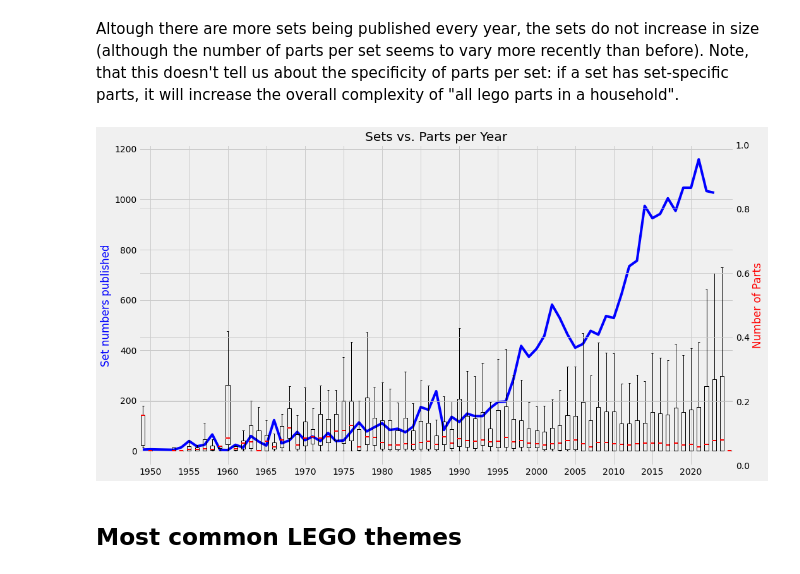
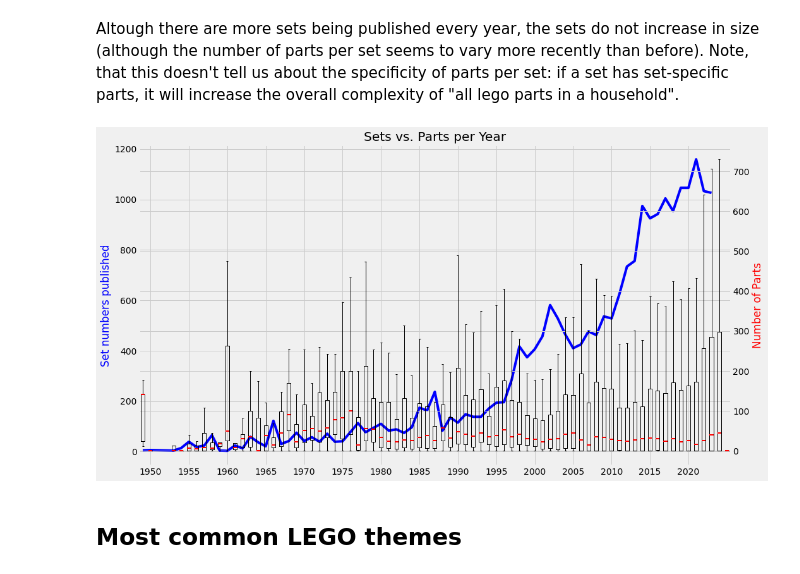
Before and after one commit to anikomaraz/LEGO, a Jupyter notebook: lego.ipynb, the cells around one changed output. Cells and saved outputs as stored; diff of their text form; code cells hidden in the pictures.

Commit message:
sharex solution ax2 axis label range corrected

```diff
--- a/lego.ipynb
+++ b/lego.ipynb
@@ -57,9 +57,6 @@ I am expecially interested in the aging of trends, so I'll use the _year_ variab
 # %% [markdown]
 Altough there are more sets being published every year, the sets do not increase in size (although the number of parts per set seems to vary more recently than before). Note, that this doesn't tell us about the specificity of parts per set: if a set has set-specific parts, it will increase the overall complexity of "all lego parts in a household".
 # %%
-import numpy as np
-import matplotlib.pyplot as plt
-
 sets = lego_datasets["sets"]
 
 # Set plot
@@ -67,39 +64,39 @@ sets = lego_datasets["sets"]
 fig, ax1 = plt.subplots(figsize=(15, 8), sharex=True)
 
 # Plot 1 - Line plot
 sets_num_agg = sets[['year', 'set_num']].groupby(['year']).agg('count')
 sets_num_agg.index = sets_num_agg.index.astype(int)
 sets_num_agg = sets_num_agg[sets_num_agg.index < 2024] # for completed years only
 
 year = sets_num_agg.index.values
 set_number = sets_num_agg['set_num'].values
 
-ax1.plot(year, set_number, color='blue', label='')
+ax1.plot(year, set_number, color='blue', label='Set numbers published')
 ax1.set_ylabel('Set numbers published', color='blue')
 
 # Plot 2 - Boxplot
 parts_year = sets[['year', 'num_parts']].astype('int')
 parts_year = parts_year[['year', 'num_parts']]
 
 years = np.arange(min(parts_year['year']) + 1, max(parts_year['year']) - 4, 5)
 
-bp = ax1.boxplot([group['num_parts'] for year, group in parts_year.groupby('year')],
-                 positions = sorted(parts_year['year'].unique()), showfliers=False,
-                 medianprops = dict(color = 'red', linewidth = 2))
+ax2 = ax1.twinx()  # Create a twin axis
+bp = ax2.boxplot([group['num_parts'] for year, group in parts_year.groupby('year')],
+                 positions=sorted(parts_year['year'].unique()), showfliers=False,
+                 medianprops=dict(color='red', linewidth=2))
 
-ax2 = ax1.twinx()
 ax2.set_ylabel('Number of Parts', color='red')
 
 # Display settings
 plt.title('Sets vs. Parts per Year')
 plt.xlabel('Year')
 plt.xticks(years, years)
 plt.grid(True)
 plt.gca().set_facecolor('white')
 plt.tight_layout()
 plt.show()
 # %% [output]
-[figure, old version]
+[figure, new version]
 # %% [markdown]
 ## Most common LEGO themes
 # %% [markdown]
```
